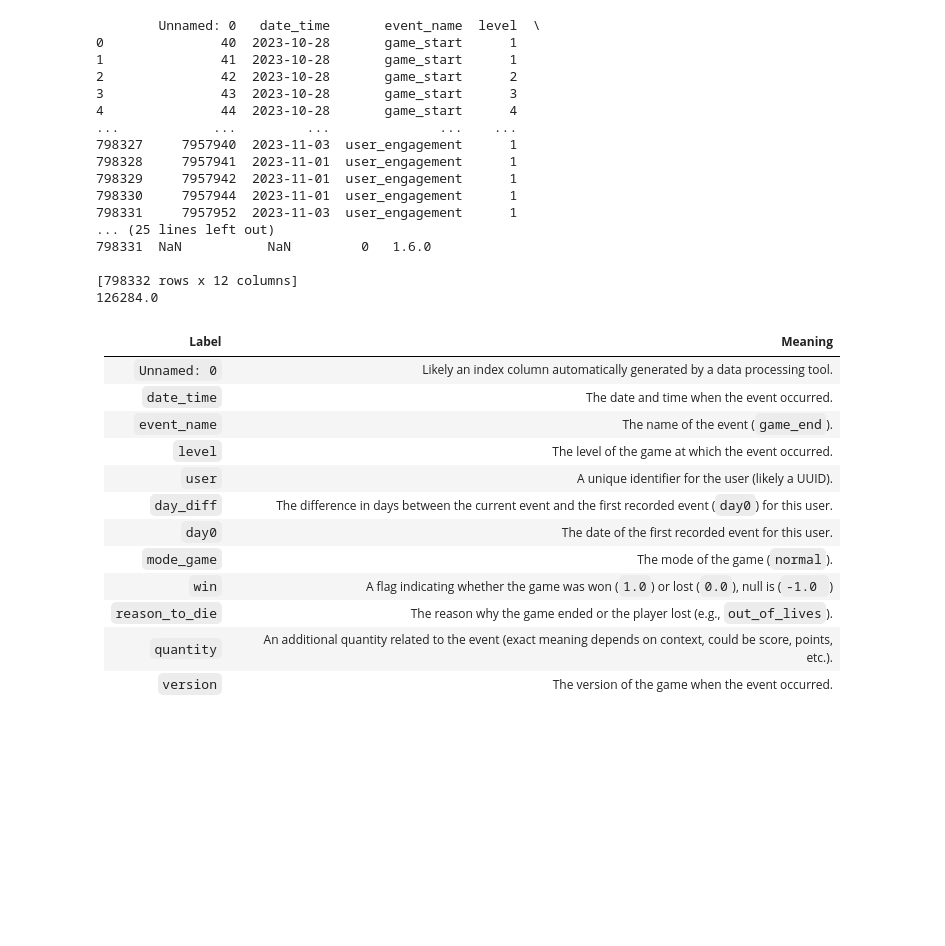
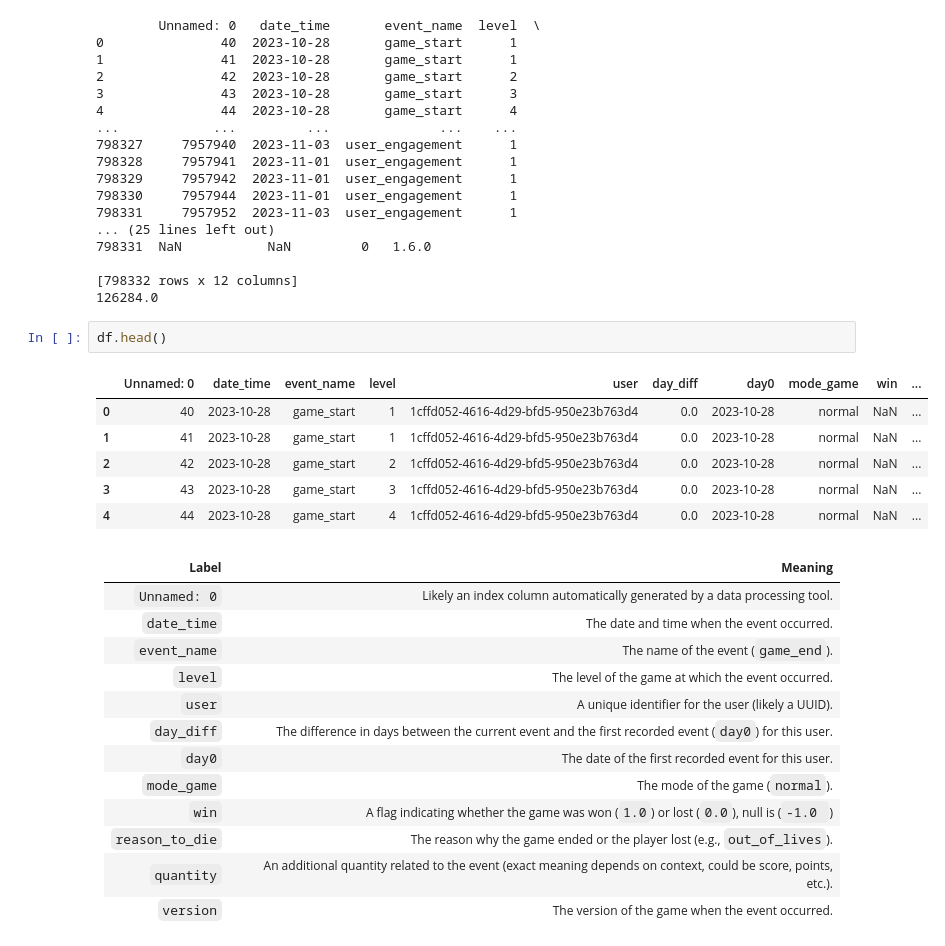
Before and after one commit to thanhthao2004/user-flow-segmentation, a Jupyter notebook: EDA.ipynb, the cells around one changed output. Drawn from its saved outputs; the diff is of its cells as text; blank space fills up the shorter version.

```diff
--- a/EDA.ipynb
+++ b/EDA.ipynb
@@ -30,6 +29,15 @@ print(df['win'].sum())
 
 [798332 rows x 12 columns]
 126284.0
+# %%
+df.head()
+# %% [output]
+|  | Unnamed: 0 | date_time | event_name | level | user | day_diff | day0 | mode_game | win | ... |
+| 0 | 40 | 2023-10-28 | game_start | 1 | 1cffd052-4616-4d29-bfd5-950e23b763d4 | 0.0 | 2023-10-28 | normal | NaN | ... |
+| 1 | 41 | 2023-10-28 | game_start | 1 | 1cffd052-4616-4d29-bfd5-950e23b763d4 | 0.0 | 2023-10-28 | normal | NaN | ... |
+| 2 | 42 | 2023-10-28 | game_start | 2 | 1cffd052-4616-4d29-bfd5-950e23b763d4 | 0.0 | 2023-10-28 | normal | NaN | ... |
+| 3 | 43 | 2023-10-28 | game_start | 3 | 1cffd052-4616-4d29-bfd5-950e23b763d4 | 0.0 | 2023-10-28 | normal | NaN | ... |
+| 4 | 44 | 2023-10-28 | game_start | 4 | 1cffd052-4616-4d29-bfd5-950e23b763d4 | 0.0 | 2023-10-28 | normal | NaN | ... |
 # %% [markdown]
 
 
```
Also changed, not shown: parts of 11 cells of this notebook, 3 other files.
